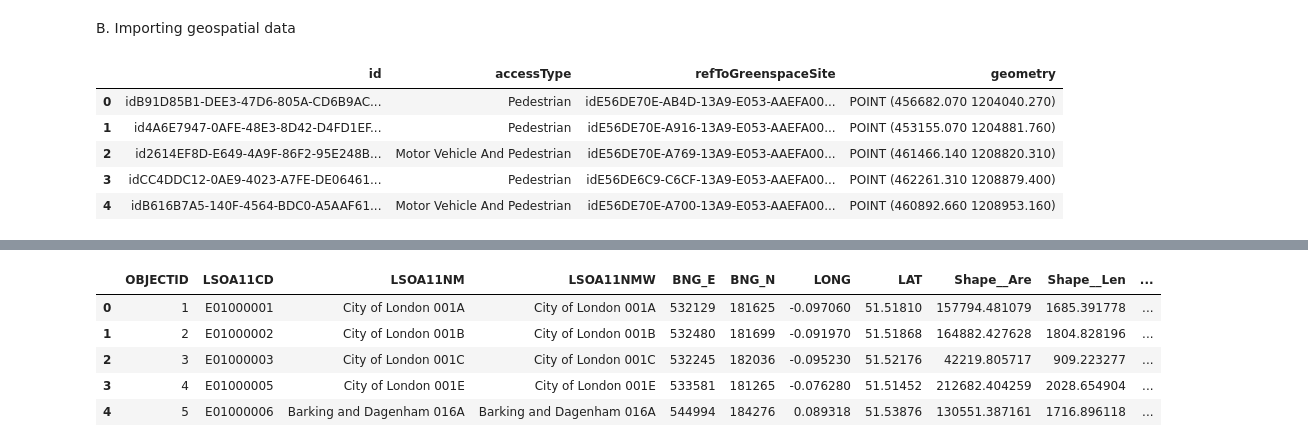
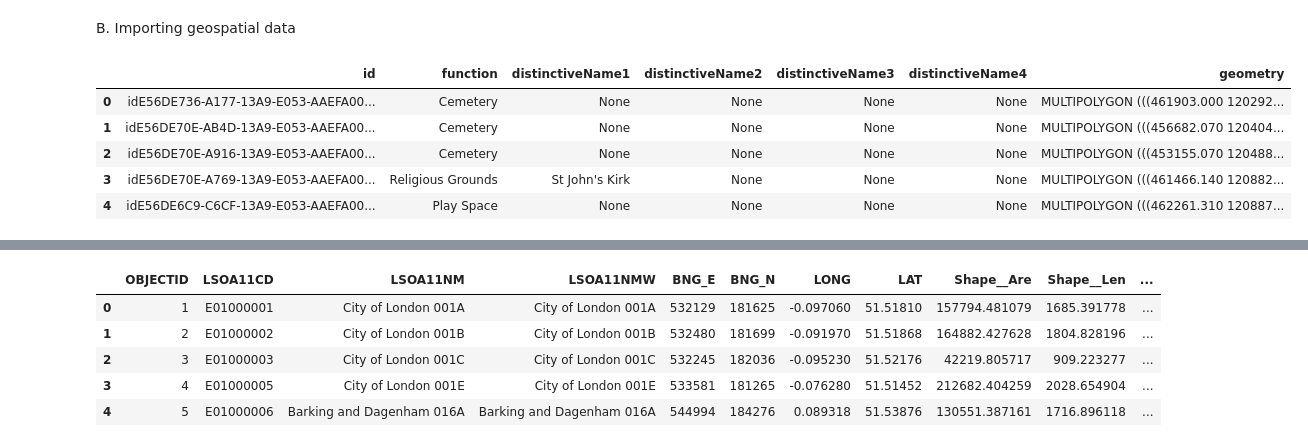
Before and after one commit to Urban-Analytics-Technology-Platform/demoland-project, a Jupyter notebook: python/data_prep.ipynb, the cells around one changed output, grey strips where cells are left out. Saved outputs shown, nothing was run; the diff lists cells and outputs as text; code cells hidden in the pictures.

```diff
--- a/python/data_prep.ipynb
+++ b/python/data_prep.ipynb
@@ -64,15 +64,17 @@ lsoas_tynewear_codes = lsoas_tynewear_list["LSOA code"].to_numpy()
 B. Importing geospatial data
 # %%
 # importing greenspace (gpkg)
-greenspace = gpd.read_file(greenspace_file)
+# note, available layers are: "GreenspaceSite" (green areas) and "AccessPoint" (actual access points)
+greenspace = gpd.read_file(greenspace_file,
+                           layer = "GreenspaceSite")
 greenspace.head()
 # %% [output]
-|  | id | accessType | refToGreenspaceSite | geometry |
-| 0 | idB91D85B1-DEE3-47D6-805A-CD6B9AC... | Pedestrian | idE56DE70E-AB4D-13A9-E053-AAEFA00... | POINT (456682.070 1204040.270) |
-| 1 | id4A6E7947-0AFE-48E3-8D42-D4FD1EF... | Pedestrian | idE56DE70E-A916-13A9-E053-AAEFA00... | POINT (453155.070 1204881.760) |
-| 2 | id2614EF8D-E649-4A9F-86F2-95E248B... | Motor Vehicle And Pedestrian | idE56DE70E-A769-13A9-E053-AAEFA00... | POINT (461466.140 1208820.310) |
-| 3 | idCC4DDC12-0AE9-4023-A7FE-DE06461... | Pedestrian | idE56DE6C9-C6CF-13A9-E053-AAEFA00... | POINT (462261.310 1208879.400) |
-| 4 | idB616B7A5-140F-4564-BDC0-A5AAF61... | Motor Vehicle And Pedestrian | idE56DE70E-A700-13A9-E053-AAEFA00... | POINT (460892.660 1208953.160) |
+|  | id | function | distinctiveName1 | distinctiveName2 | distinctiveName3 | distinctiveName4 | geometry |
+| 0 | idE56DE736-A177-13A9-E053-AAEFA00... | Cemetery | None | None | None | None | MULTIPOLYGON (((461903.000 120292... |
+| 1 | idE56DE70E-AB4D-13A9-E053-AAEFA00... | Cemetery | None | None | None | None | MULTIPOLYGON (((456682.070 120404... |
+| 2 | idE56DE70E-A916-13A9-E053-AAEFA00... | Cemetery | None | None | None | None | MULTIPOLYGON (((453155.070 120488... |
+| 3 | idE56DE70E-A769-13A9-E053-AAEFA00... | Religious Grounds | St John's Kirk | None | None | None | MULTIPOLYGON (((461466.140 120882... |
+| 4 | idE56DE6C9-C6CF-13A9-E053-AAEFA00... | Play Space | None | None | None | None | MULTIPOLYGON (((462261.310 120887... |
 # %%
 greenspace.plot()
 # %% [output]
```
Also changed, not shown: parts of 8 cells of this notebook, 2 other files.
